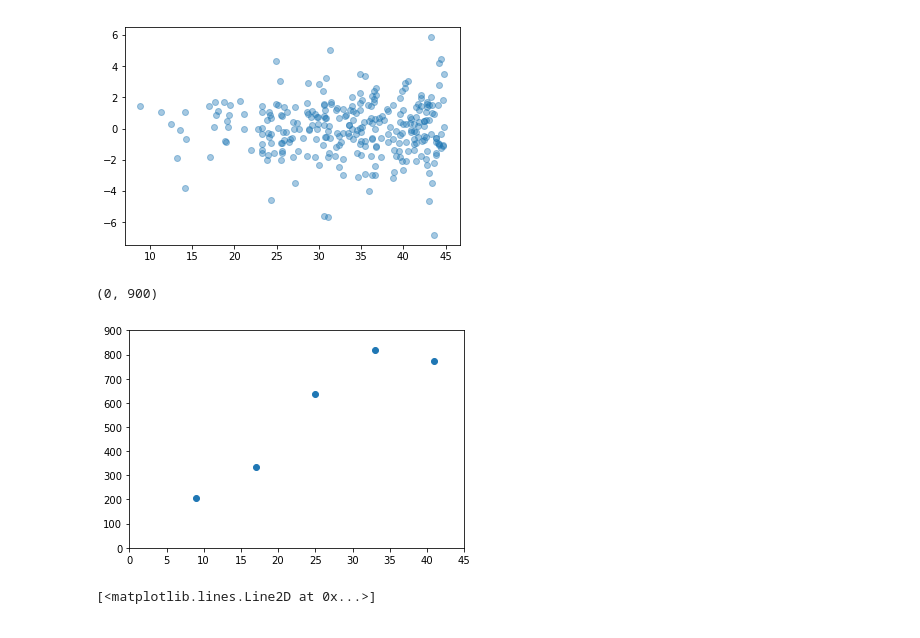
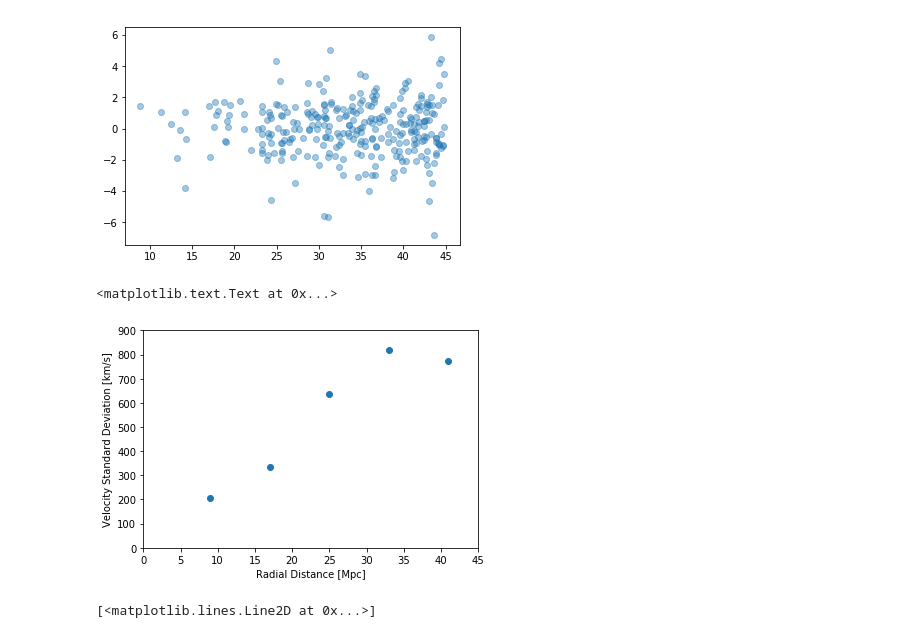
Before and after one commit to forero/LGModGrav, a Jupyter notebook: code/cosmic_flows.ipynb, the cells around one changed output. Cells and saved outputs as stored; diff of their text form; code cells hidden in the pictures.

```diff
--- a/code/cosmic_flows.ipynb
+++ b/code/cosmic_flows.ipynb
@@ -143,27 +143,29 @@ plt.scatter(dradial_data[halo_B_id], pair_d, alpha=0.4)
 # %%
 d_bins = np.arange(5,50,8)
 d_center = 0.5*(d_bins[0:-1] + d_bins[1:])
 n_bins = len(d_center)
 n_inside = np.zeros(n_bins)
 sigma_d = np.zeros(n_bins)
 sigma_0 = np.zeros(n_bins)
 sigma_v = np.zeros(n_bins)
 for i in range(n_bins):
     mid = 0.5*(dradial_data[halo_B_id]+dradial_data[halo_A_id])
     ii = (mid>d_bins[i]) & (mid<d_bins[i+1])
     if(np.count_nonzero(ii)):
         n_in = np.count_nonzero(ii)
         sigma_d[i] = pair_d[ii].std()
         sigma_v[i] = pair_v[ii].std()
         sigma_0[i] = np.sqrt(sigma_v[i]**2 - (d_center[i]*78*0.10)**2)
         n_inside[i] = np.count_nonzero(ii)
 #plt.plot(d_center, sigma_d)
 plt.scatter((d_center), sigma_0)
 plt.xlim([0,45])
 plt.ylim([0,900])
+plt.xlabel('Radial Distance [Mpc]')
+plt.ylabel('Velocity Standard Deviation [km/s]')
 # %% [output]
-(0, 900)
+<matplotlib.text.Text at 0x...>
-[figure, old version]
+[figure, new version]
 # %%
 plt.plot(d_center, n_inside)
 # %% [output]
```
Also changed, not shown: parts of 2 cells of this notebook.
